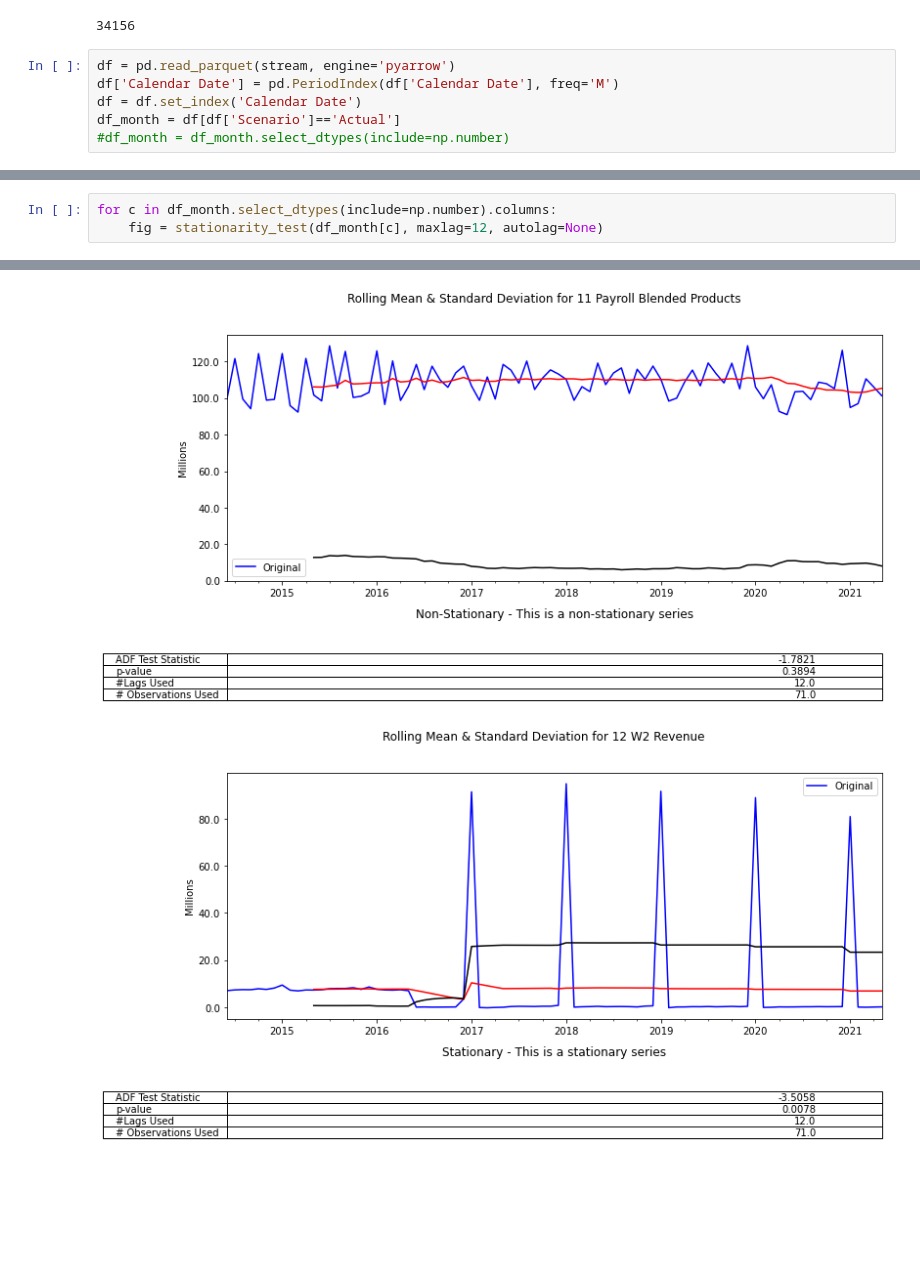
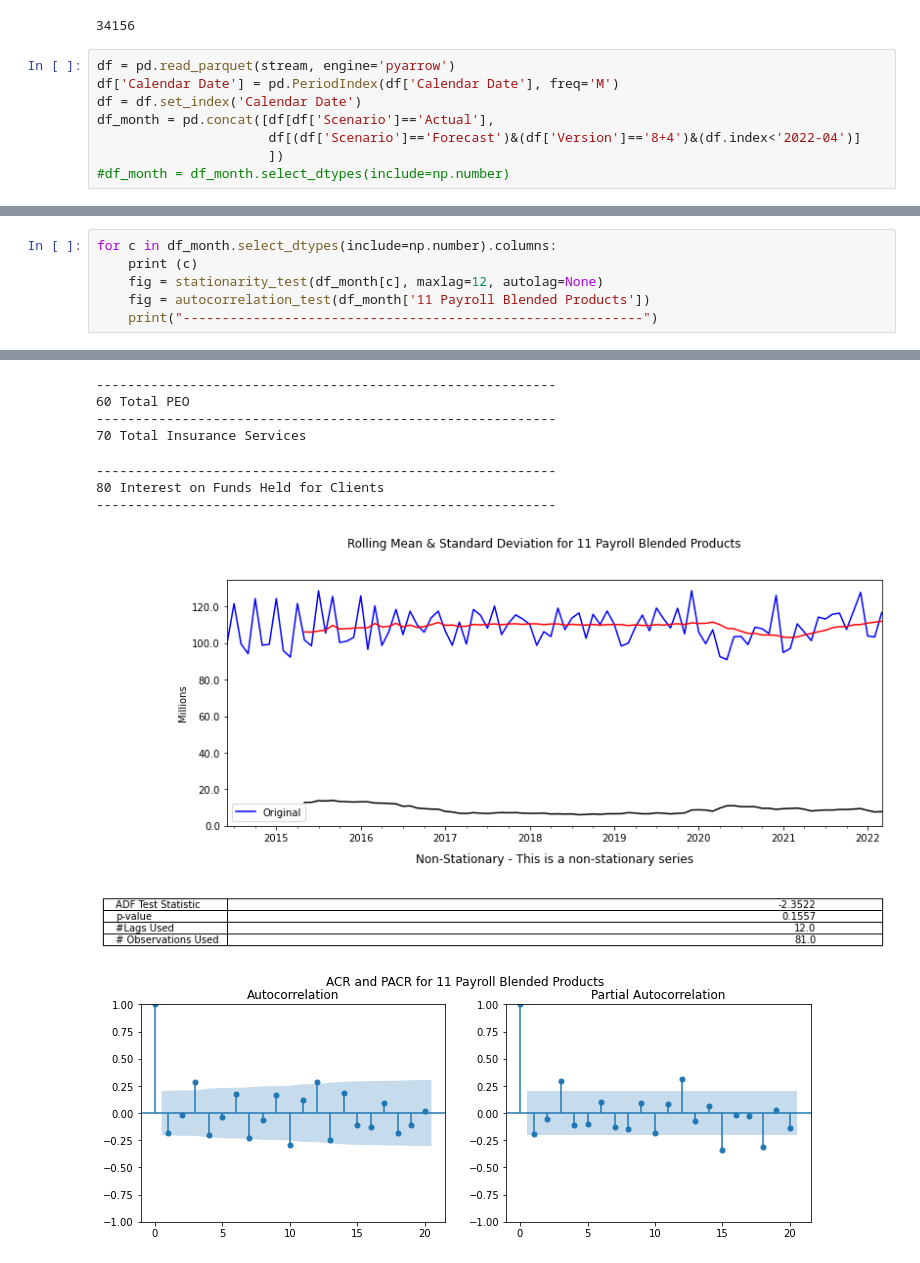
Before and after one commit to jluisjm/Paychex_revenue_forecast, a Jupyter notebook: notebooks/Initial_diagnostic.ipynb, the cells around one changed output, grey strips where cells are left out. Cells and saved outputs as stored; diff of their text form; blank space fills up the shorter version.

```diff
--- a/notebooks/Initial_diagnostic.ipynb
+++ b/notebooks/Initial_diagnostic.ipynb
@@ -29,7 +29,9 @@ stream_downloader.readinto(stream)
 df = pd.read_parquet(stream, engine='pyarrow')
 df['Calendar Date'] = pd.PeriodIndex(df['Calendar Date'], freq='M')
 df = df.set_index('Calendar Date')
-df_month = df[df['Scenario']=='Actual']
+df_month = pd.concat([df[df['Scenario']=='Actual'],
+                      df[(df['Scenario']=='Forecast')&(df['Version']=='8+4')&(df.index<'2022-04')]
+                      ])
 #df_month = df_month.select_dtypes(include=np.number)
 # %%
 df_month
@@ -53,4 +55,7 @@ df_month
 # %%
 for c in df_month.select_dtypes(include=np.number).columns:
+    print (c)
     fig = stationarity_test(df_month[c], maxlag=12, autolag=None)
+    fig = autocorrelation_test(df_month['11 Payroll Blended Products'])
+    print("-----------------------------------------------------------")
 # %% [output]
@@ -57,2 +85,9 @@ for c in df_month.select_dtypes(include=np.number).columns:
+-----------------------------------------------------------
+60 Total PEO
+-----------------------------------------------------------
+70 Total Insurance Services
+-----------------------------------------------------------
+80 Interest on Funds Held for Clients
+-----------------------------------------------------------
-[figure, old version]
+[figure, new version]
-[figure, old version]
+[figure, new version]
```
Also changed, not shown: parts of 14 cells of this notebook, 5 other files.
